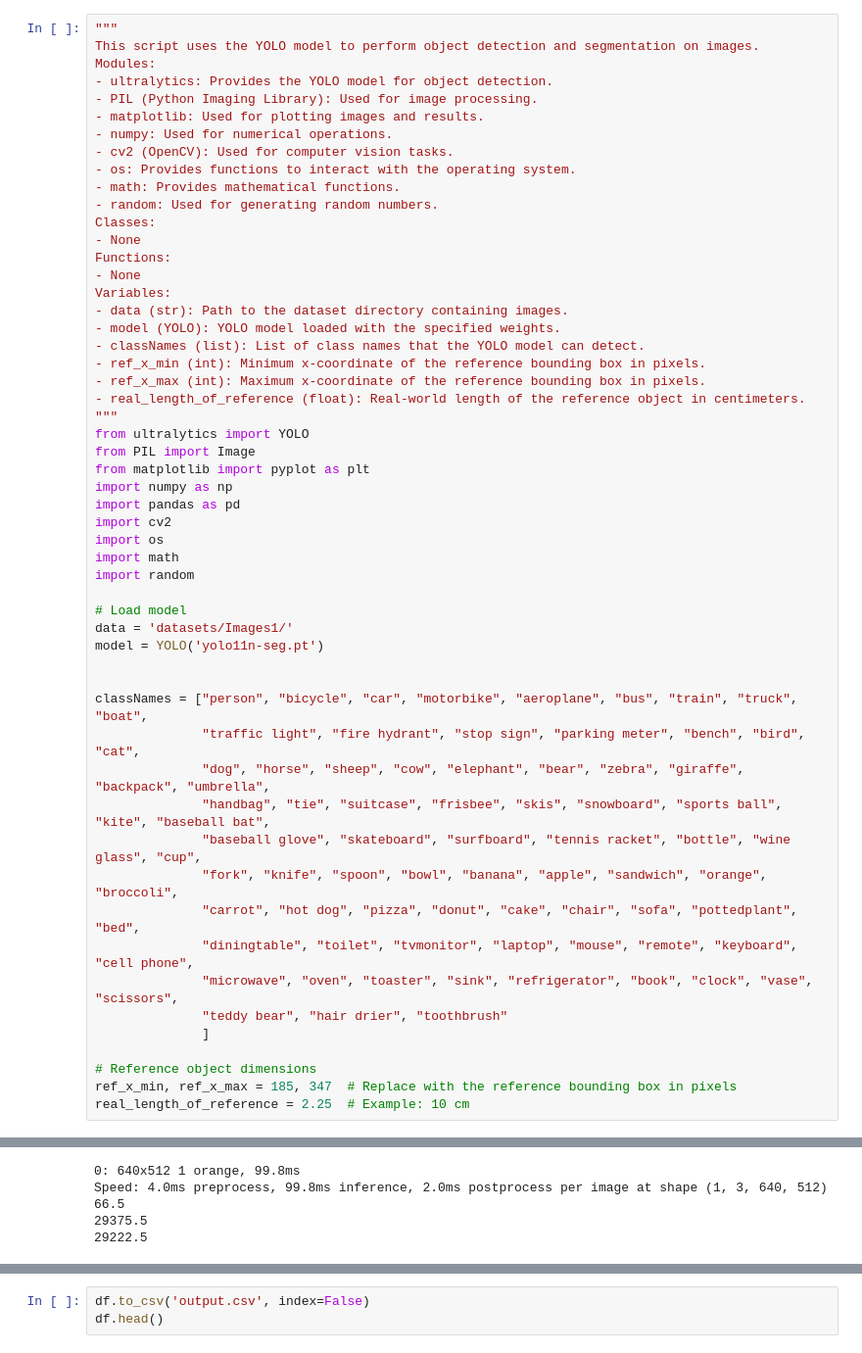
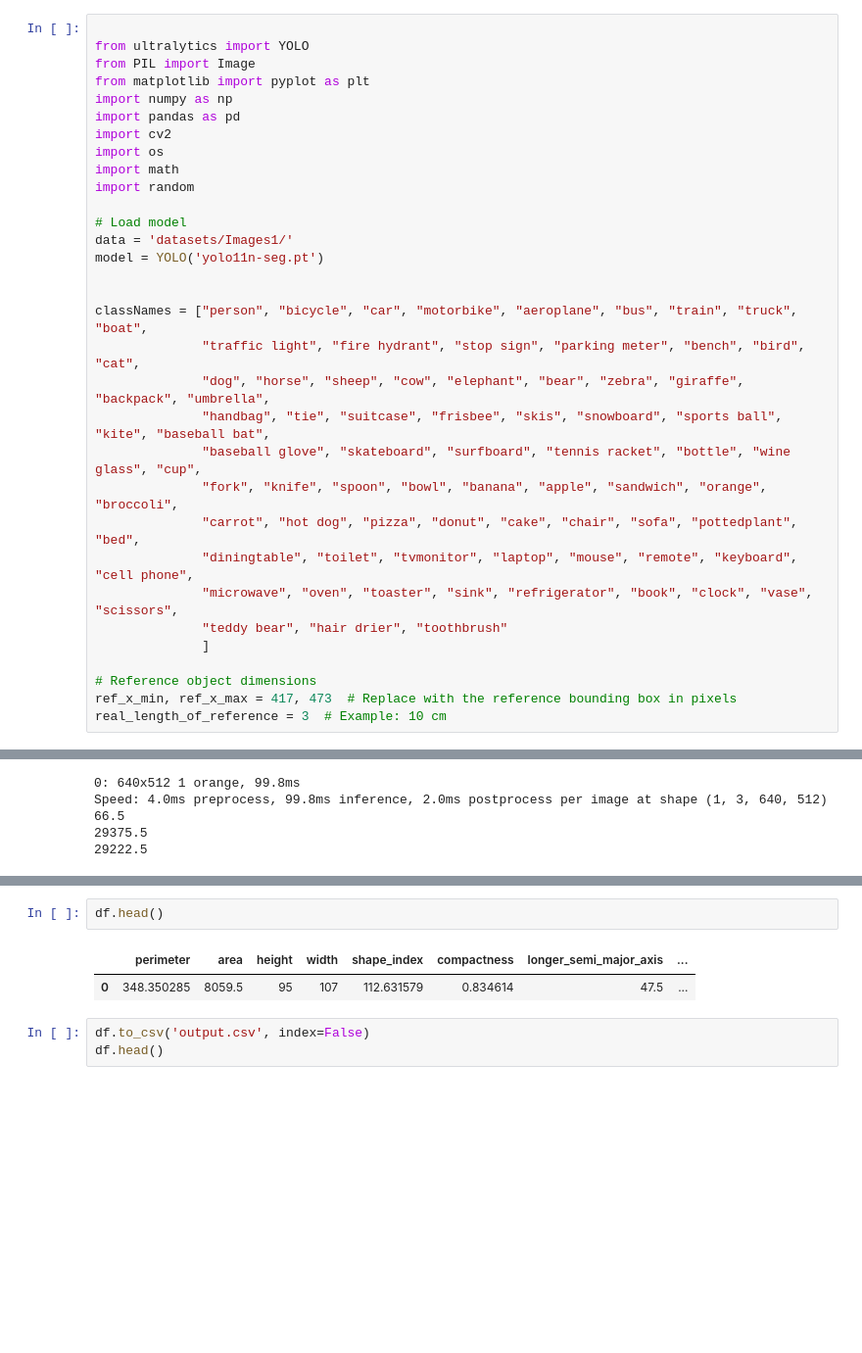
Before and after one commit to EEarlll/yolov11-egg-sorting-system, a Jupyter notebook: main.ipynb, the cells around one changed output, grey strips where cells are left out. Shown at 98% size. Cells and saved outputs as stored; diff of their text form; blank space fills up the shorter version.

```diff
--- a/main.ipynb
+++ b/main.ipynb
@@ -1,27 +1,5 @@
 # %%
-"""
-This script uses the YOLO model to perform object detection and segmentation on images.
-Modules:
-- ultralytics: Provides the YOLO model for object detection.
-- PIL (Python Imaging Library): Used for image processing.
-- matplotlib: Used for plotting images and results.
-- numpy: Used for numerical operations.
-- cv2 (OpenCV): Used for computer vision tasks.
-- os: Provides functions to interact with the operating system.
-- math: Provides mathematical functions.
-- random: Used for generating random numbers.
-Classes:
-- None
-Functions:
-- None
-Variables:
-- data (str): Path to the dataset directory containing images.
-- model (YOLO): YOLO model loaded with the specified weights.
-- classNames (list): List of class names that the YOLO model can detect.
-- ref_x_min (int): Minimum x-coordinate of the reference bounding box in pixels.
-- ref_x_max (int): Maximum x-coordinate of the reference bounding box in pixels.
-- real_length_of_reference (float): Real-world length of the reference object in centimeters.
-"""
+
 from ultralytics import YOLO
 from PIL import Image
 from matplotlib import pyplot as plt
@@ -50,8 +28,8 @@ classNames = ["person", "bicycle", "car", "motorbike", "aeroplane", "bus", "trai
               ]
 
 # Reference object dimensions
-ref_x_min, ref_x_max = 185, 347  # Replace with the reference bounding box in pixels
-real_length_of_reference = 2.25  # Example: 10 cm
+ref_x_min, ref_x_max = 417, 473  # Replace with the reference bounding box in pixels
+real_length_of_reference = 3  # Example: 10 cm
 # %%
 def calculateLength(width_pixel, height_pixel):
     """
@@ -364,3 +389,8 @@ KeyboardInterrupt:
+# %%
+df.head()
+# %% [output]
+|  | perimeter | area | height | width | shape_index | compactness | longer_semi_major_axis | ... |
+| 0 | 348.350285 | 8059.5 | 95 | 107 | 112.631579 | 0.834614 | 47.5 | ... |
 # %%
 df.to_csv('output.csv', index=False)
 df.head()
```
Also changed, not shown: parts of 1 cell of this notebook, 1 other file.
